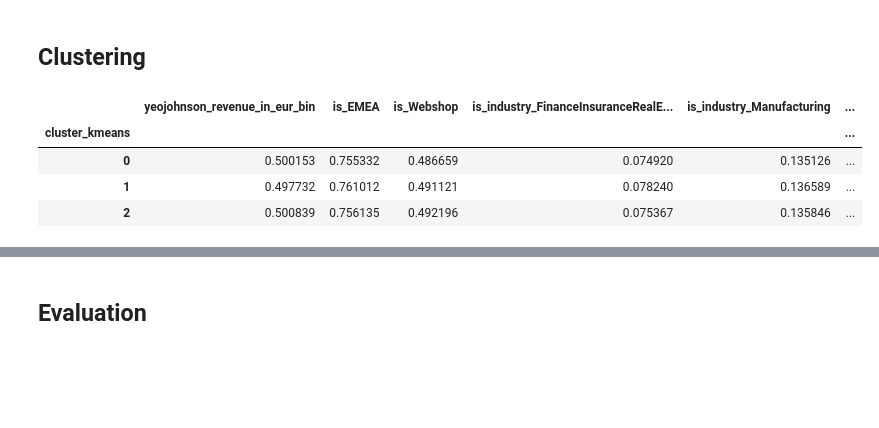
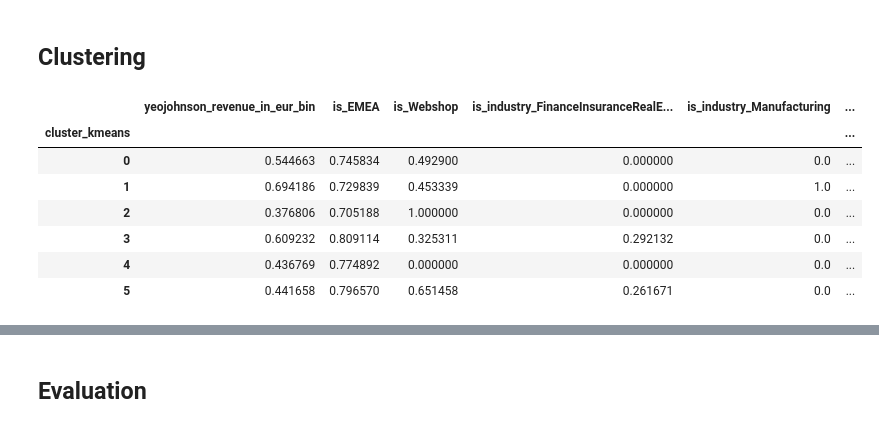
Before and after one commit to Magolizen34/cvs-transformers, a Jupyter notebook: notebooks/10ft_fttransformer_model.ipynb, the cells around one changed output, grey strips where cells are left out. Saved outputs shown, nothing was run; the diff lists cells and outputs as text; code cells hidden in the pictures; blank space fills up the shorter version.

```diff
--- a/notebooks/10ft_fttransformer_model.ipynb
+++ b/notebooks/10ft_fttransformer_model.ipynb
@@ -306,0 +209,2 @@ embeddings = np.vstack(embeddings_list)
+# %%
+model.train(features, epochs=10, batch_size=64)
@@ -306,0 +222,3 @@ embeddings = np.vstack(embeddings_list)
+# %%
+# Get embeddings
+embeddings = model.get_embeddings(features)
@@ -306,0 +229,3 @@ embeddings = np.vstack(embeddings_list)
+# %%
+pca = PCA()
+pca.fit(embeddings)
@@ -307,3 +255,6 @@ embeddings = np.vstack(embeddings_list)
+# %%
+pca = PCA(n_components=6)
+features_pca = pca.fit_transform(embeddings)
 # %% [markdown]
 ## Determine the number of clusters(k)
 # %%
@@ -349,19 +300,26 @@ plt.show()
 ## Clustering
 # %%
 # Fit the KMeans model
-kmeans = KMeans(n_clusters=3, random_state=0).fit(embeddings)
+kmeans = KMeans(n_clusters=6, random_state=0).fit(features_pca)
 
 # Get the cluster labels
 cluster_labels = kmeans.labels_
 
 # Get the cluster centers
 cluster_centers = kmeans.cluster_centers_
 
-df['cluster_kmeans'] = kmeans.predict(embeddings)
-df.groupby(['cluster_kmeans']).mean()
+df_pca = pd.concat([df.reset_index(drop=True), pd.DataFrame(features_pca)], axis=1)
+df_pca.columns.values[-6: ] = ['Component 1', 'Component 2', 'Component 3', 'Component 4', 'Component 5', 'Component 6']
+df_pca['clusters'] = kmeans.labels_
+df_pca['cluster_kmeans'] = kmeans.predict(features_pca)
+df_latex = df_pca.groupby(['cluster_kmeans']).mean()
+df_latex
 # %% [output]
 |  | yeojohnson_revenue_in_eur_bin | is_EMEA | is_Webshop | is_industry_FinanceInsuranceRealE... | is_industry_Manufacturing | ... |
 | cluster_kmeans |  |  |  |  |  | ... |
-| 0 | 0.500153 | 0.755332 | 0.486659 | 0.074920 | 0.135126 | ... |
-| 1 | 0.497732 | 0.761012 | 0.491121 | 0.078240 | 0.136589 | ... |
-| 2 | 0.500839 | 0.756135 | 0.492196 | 0.075367 | 0.135846 | ... |
+| 0 | 0.544663 | 0.745834 | 0.492900 | 0.000000 | 0.0 | ... |
+| 1 | 0.694186 | 0.729839 | 0.453339 | 0.000000 | 1.0 | ... |
+| 2 | 0.376806 | 0.705188 | 1.000000 | 0.000000 | 0.0 | ... |
+| 3 | 0.609232 | 0.809114 | 0.325311 | 0.292132 | 0.0 | ... |
+| 4 | 0.436769 | 0.774892 | 0.000000 | 0.000000 | 0.0 | ... |
+| 5 | 0.441658 | 0.796570 | 0.651458 | 0.261671 | 0.0 | ... |
```
Also changed, not shown: parts of 34 cells of this notebook, 6 other files.
